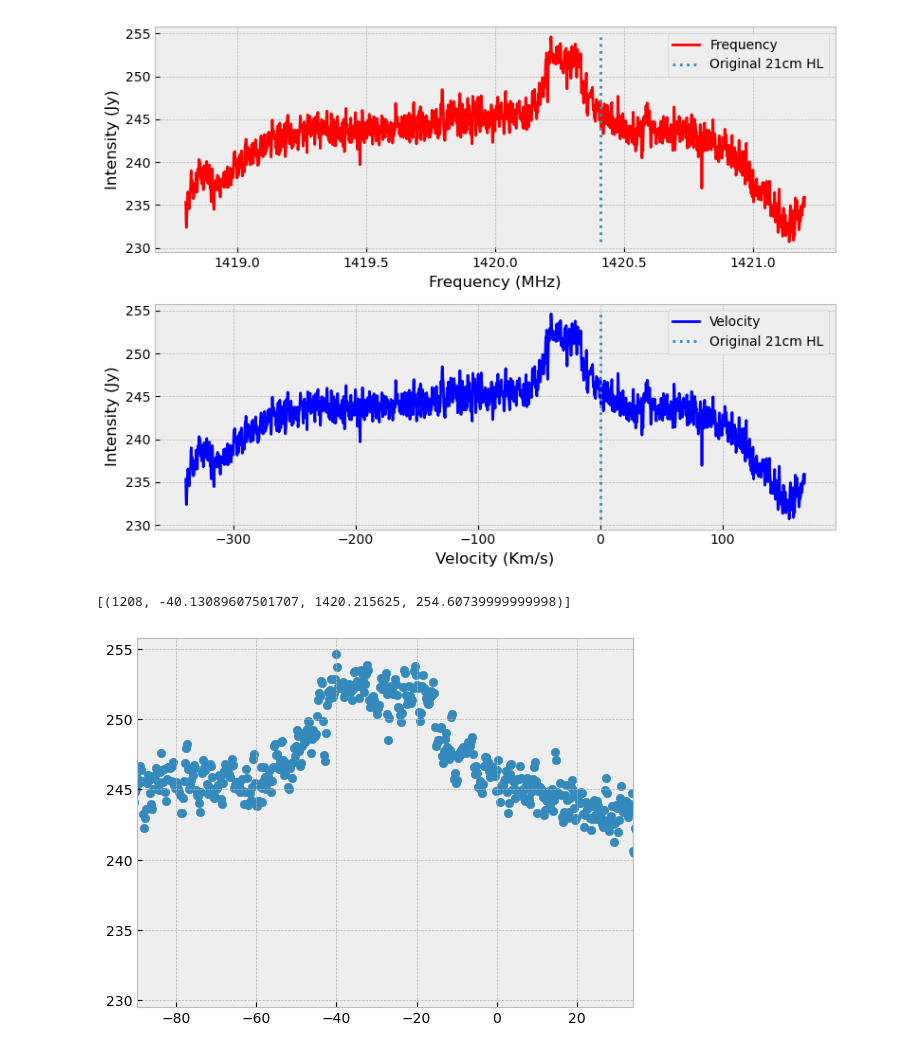
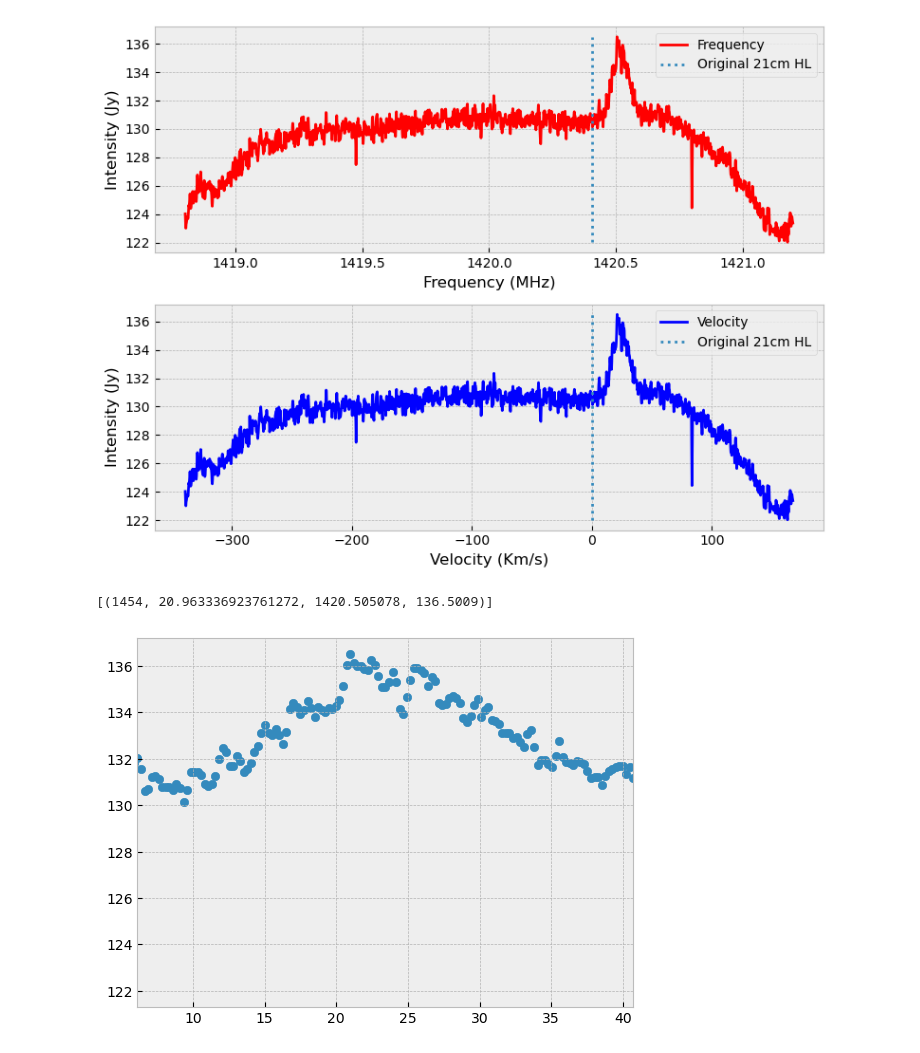
Before and after one commit to grk38/Obs_Astro_02, a Jupyter notebook: data_processing.ipynb, the cells around one changed output. Saved outputs shown, nothing was run; the diff lists cells and outputs as text; code cells hidden in the pictures.

```diff
--- a/data_processing.ipynb
+++ b/data_processing.ipynb
@@ -31,7 +31,7 @@ import math
 import pandas as pd
 from scipy.stats import linregress
 from scipy.integrate import simpson
-currentDir,currentFile = os.getcwd(), "spectrum_outer.csv"
+currentDir,currentFile = os.getcwd(), "spectrum_9_03.csv"
 pathCsv = os.path.join(currentDir,currentFile)
 plt.style.use("bmh")
 freqHydrogen = 1420.405751 #Mhz That is the experimental value
@@ -97,7 +97,7 @@ data.update(convertToSpeed(data))
 # %%
 plotData(data)
 # %% [output]
-[figure, old version]
+[figure, new version]
 # %%
 def findPeaks(data,rangeVal):
     index = np.argmax(data['INTENSITY'][rangeVal[0]:rangeVal[1]:1])
@@ -110,16 +110,16 @@ for rangeSearch in rangeVals:
 
 peaksArray #index, velocity,freq,intensity
 # %% [output]
-[(1208, -40.13089607501707, 1420.215625, 254.60739999999998)]
+[(1454, 20.963336923761272, 1420.505078, 136.5009)]
 # %%
 def zoomGraph(data,peak,zoomMinus,zoomPlus):
     plt.scatter(data['VELOCITY'],data['INTENSITY'])
     plt.xlim(data['VELOCITY'][peak-zoomMinus],data['VELOCITY'][peak+zoomPlus])
     plt.show()
 # %%
-zoomGraph(data,peaksArray[0][0],200,300)
+zoomGraph(data,peaksArray[0][0],60,80)
 # %% [output]
-[figure, old version]
+[figure, new version]
 # %%
 def getBackgroundLine(data,indices):
     X, Y = [], []
```
Also changed, not shown: parts of 5 cells of this notebook, 12 other files.
